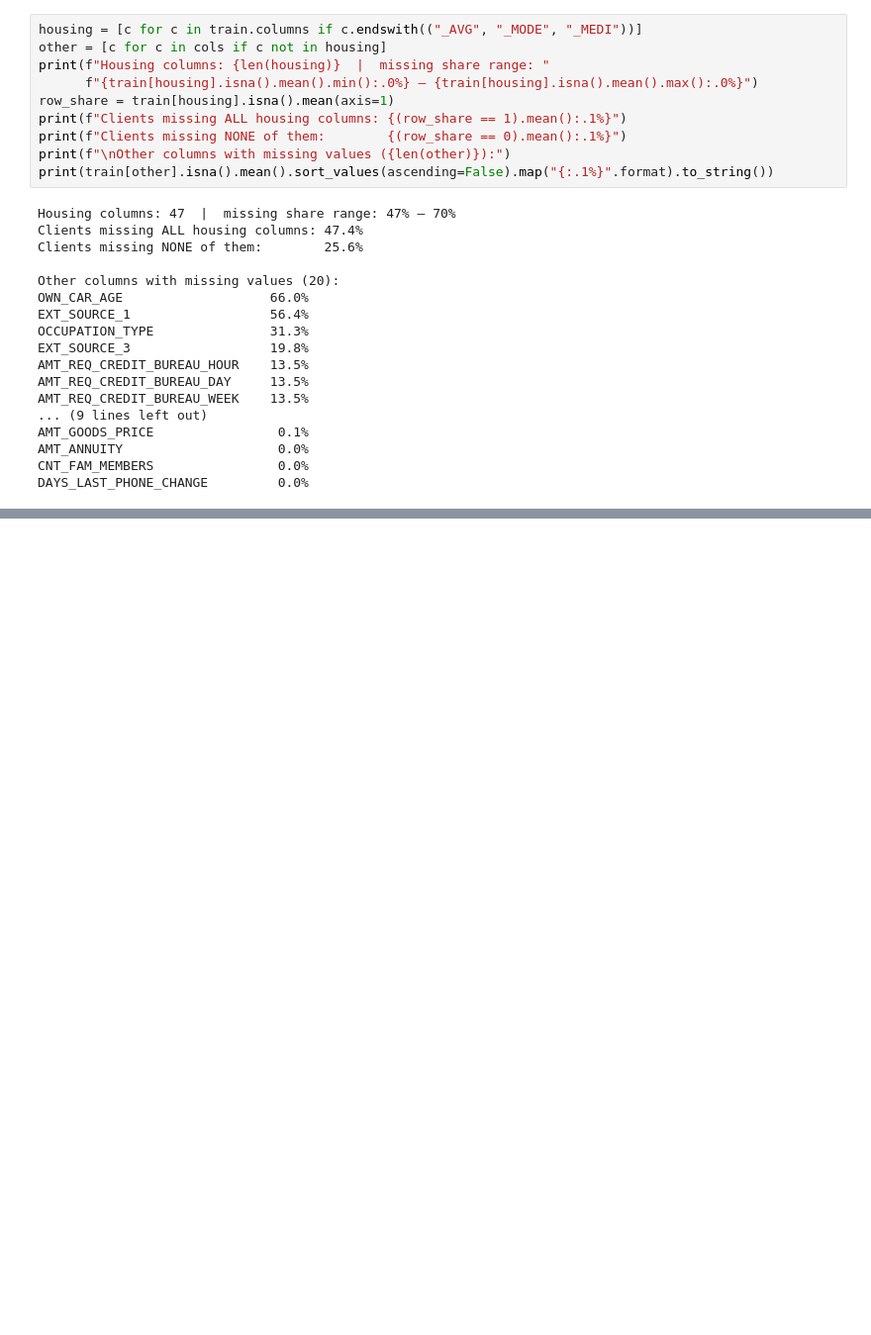
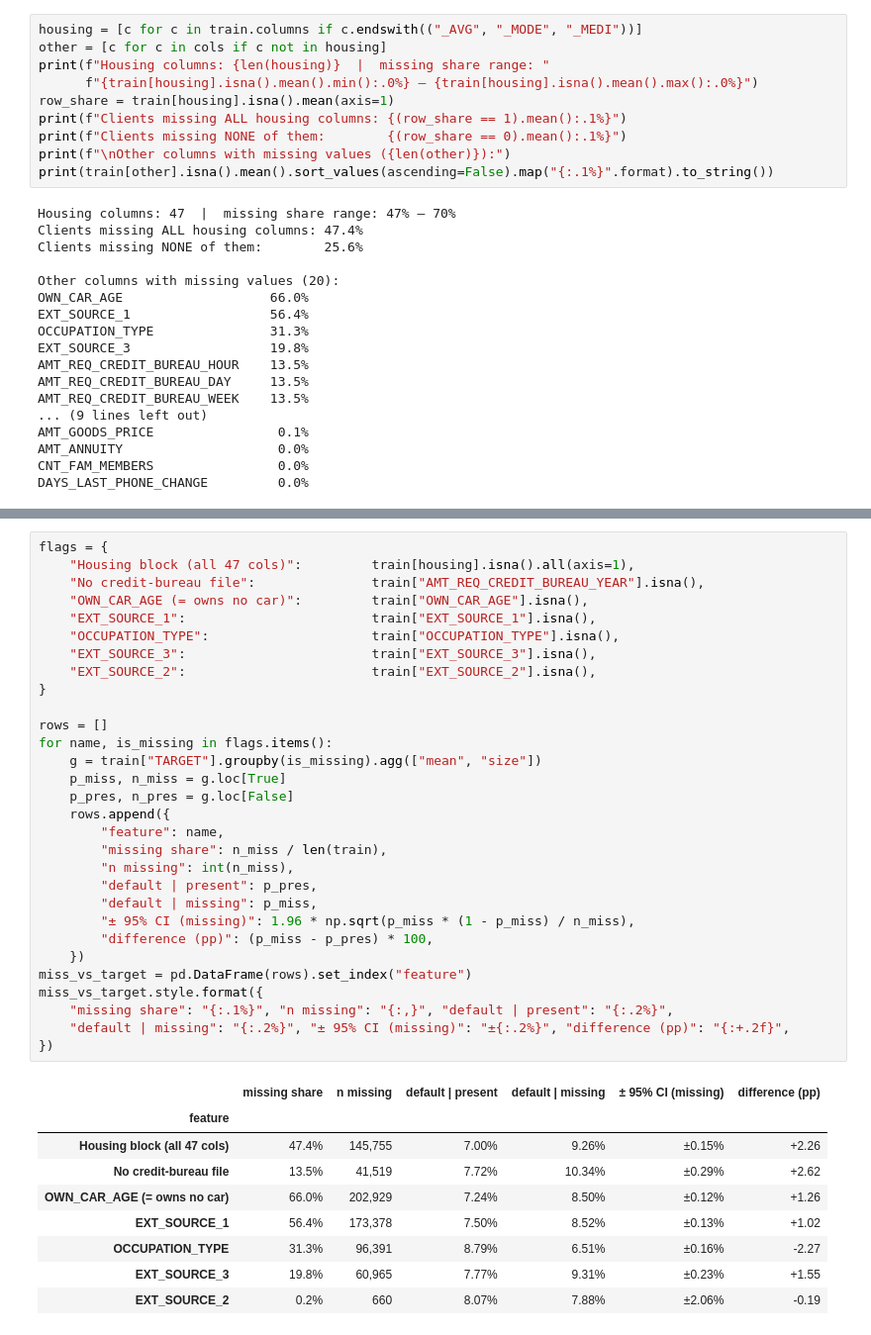
Before and after one commit to alperella00/home-credit-default-risk, a Jupyter notebook: notebooks/01_eda.ipynb, the cells around one changed output, grey strips where cells are left out. Shown at 99% size. Saved outputs shown, nothing was run; the diff lists cells and outputs as text; blank space fills up the shorter version.

```diff
--- a/notebooks/01_eda.ipynb
+++ b/notebooks/01_eda.ipynb
@@ -170,0 +178,40 @@ DAYS_LAST_PHONE_CHANGE         0.0%
+# %%
+flags = {
+    "Housing block (all 47 cols)":         train[housing].isna().all(axis=1),
+    "No credit-bureau file":               train["AMT_REQ_CREDIT_BUREAU_YEAR"].isna(),
+    "OWN_CAR_AGE (= owns no car)":         train["OWN_CAR_AGE"].isna(),
+    "EXT_SOURCE_1":                        train["EXT_SOURCE_1"].isna(),
+    "OCCUPATION_TYPE":                     train["OCCUPATION_TYPE"].isna(),
+    "EXT_SOURCE_3":                        train["EXT_SOURCE_3"].isna(),
+    "EXT_SOURCE_2":                        train["EXT_SOURCE_2"].isna(),
+}
+
+rows = []
+for name, is_missing in flags.items():
+    g = train["TARGET"].groupby(is_missing).agg(["mean", "size"])
+    p_miss, n_miss = g.loc[True]
+    p_pres, n_pres = g.loc[False]
+    rows.append({
+        "feature": name,
+        "missing share": n_miss / len(train),
+        "n missing": int(n_miss),
+        "default | present": p_pres,
+        "default | missing": p_miss,
+        "± 95% CI (missing)": 1.96 * np.sqrt(p_miss * (1 - p_miss) / n_miss),
+        "difference (pp)": (p_miss - p_pres) * 100,
+    })
+miss_vs_target = pd.DataFrame(rows).set_index("feature")
+miss_vs_target.style.format({
+    "missing share": "{:.1%}", "n missing": "{:,}", "default | present": "{:.2%}",
+    "default | missing": "{:.2%}", "± 95% CI (missing)": "±{:.2%}", "difference (pp)": "{:+.2f}",
+})
+# %% [output]
+|  | missing share | n missing | default | present | default | missing | ± 95% CI (missing) | difference (pp) |
+| feature |  |  |  |  |  |  |
+| Housing block (all 47 cols) | 47.4% | 145,755 | 7.00% | 9.26% | ±0.15% | +2.26 |
+| No credit-bureau file | 13.5% | 41,519 | 7.72% | 10.34% | ±0.29% | +2.62 |
+| OWN_CAR_AGE (= owns no car) | 66.0% | 202,929 | 7.24% | 8.50% | ±0.12% | +1.26 |
+| EXT_SOURCE_1 | 56.4% | 173,378 | 7.50% | 8.52% | ±0.13% | +1.02 |
+| OCCUPATION_TYPE | 31.3% | 96,391 | 8.79% | 6.51% | ±0.16% | -2.27 |
+| EXT_SOURCE_3 | 19.8% | 60,965 | 7.77% | 9.31% | ±0.23% | +1.55 |
+| EXT_SOURCE_2 | 0.2% | 660 | 8.07% | 7.88% | ±2.06% | -0.19 |
```
Also changed, not shown: parts of 2 cells of this notebook, 1 other file.
